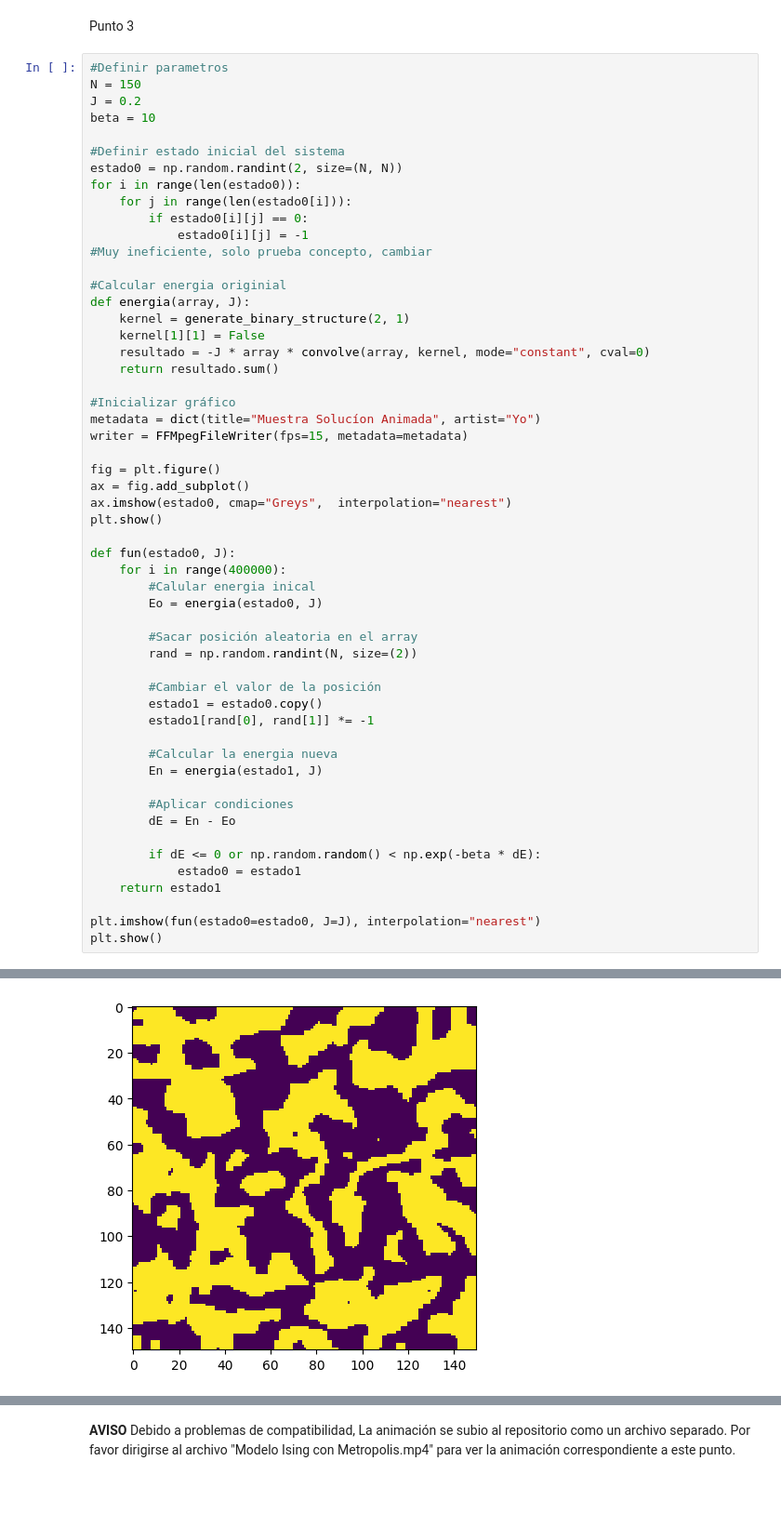
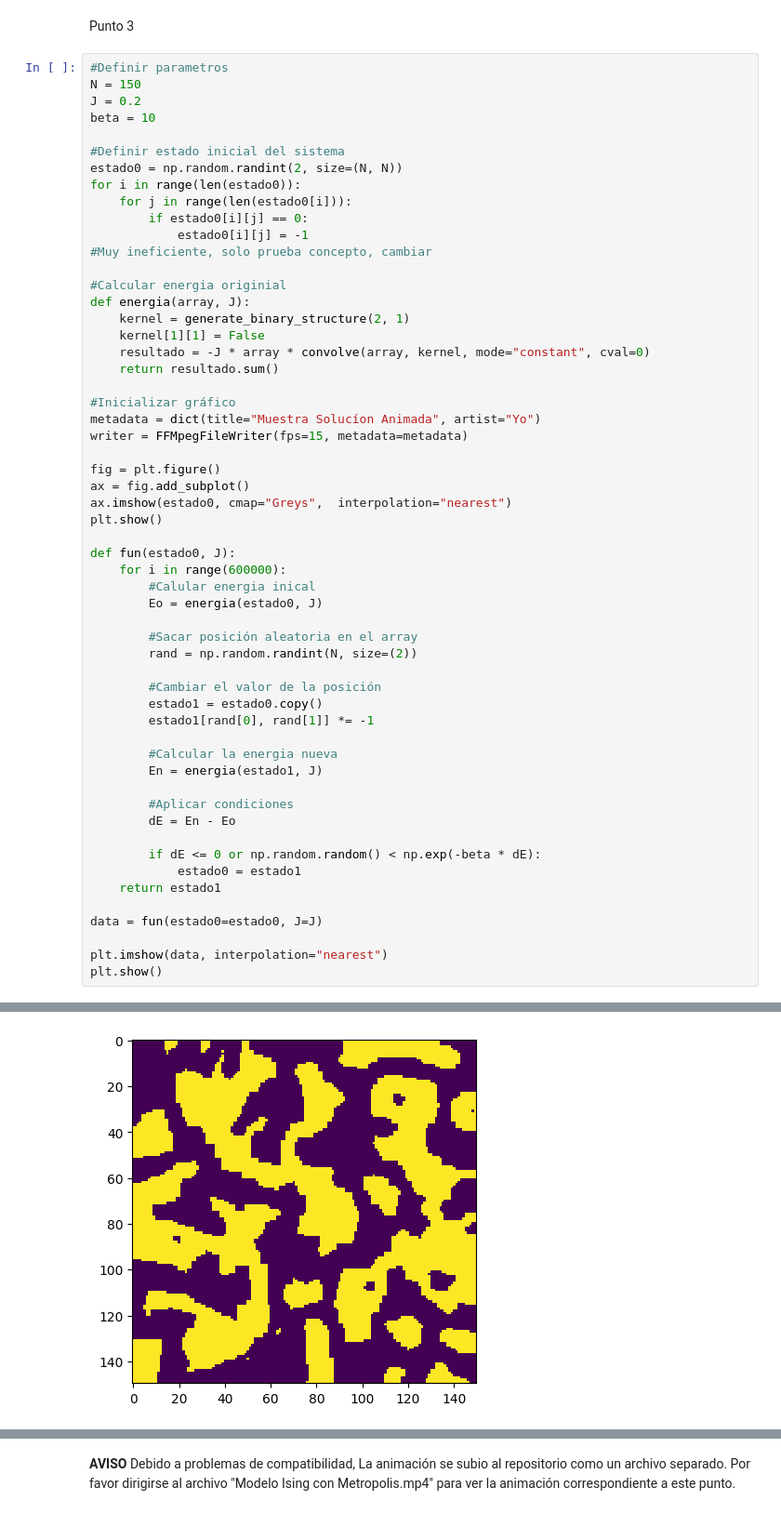
Before and after one commit to EstebanFuentesS/Metodos-Computacionales-2, a Jupyter notebook: Taller5.ipynb, the cells around one changed output, grey strips where cells are left out. Shown at 93% size. Drawn from its saved outputs; the diff is of its cells as text.

```diff
--- a/Taller5.ipynb
+++ b/Taller5.ipynb
@@ -162,7 +164,7 @@ ax.imshow(estado0, cmap="Greys",  interpolation="nearest")
 plt.show()
 
 def fun(estado0, J):
-    for i in range(400000):
+    for i in range(600000):
         #Calular energia inical
         Eo = energia(estado0, J)
 
@@ -183,6 +185,8 @@ def fun(estado0, J):
             estado0 = estado1
     return estado1
 
-plt.imshow(fun(estado0=estado0, J=J), interpolation="nearest")
+data = fun(estado0=estado0, J=J)
+
+plt.imshow(data, interpolation="nearest")
 plt.show()
 # %% [output]
@@ -190 +194 @@ plt.show()
-[figure, old version]
+[figure, new version]
```
Also changed, not shown: parts of 6 cells of this notebook, 1 other file.
